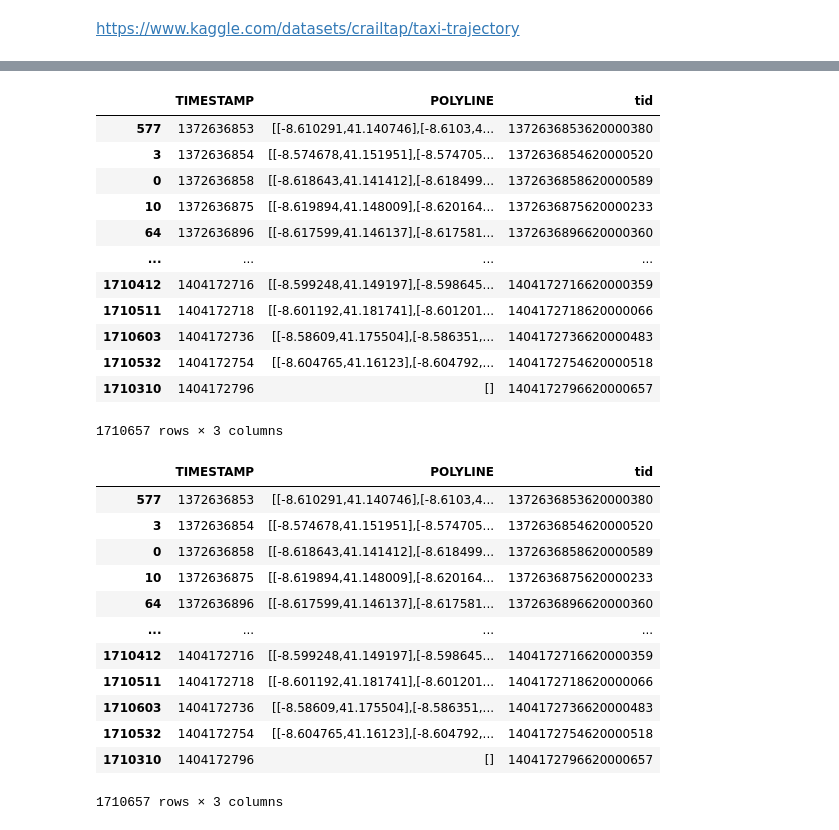
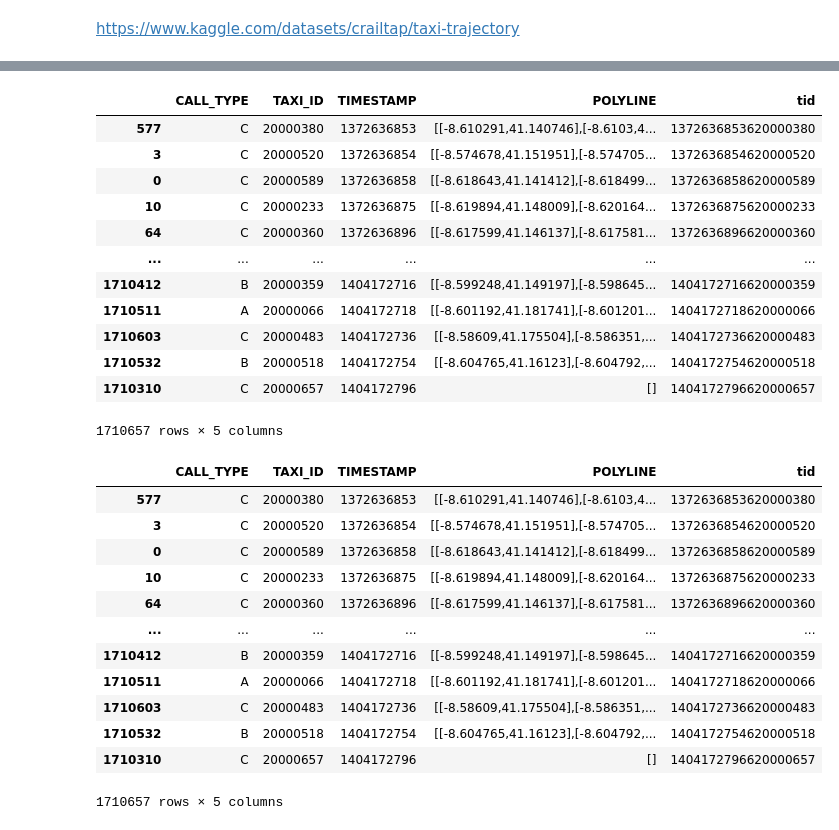
Before and after one commit to cri98li/cri98tj, a Jupyter notebook: examples/Taxi Dataset/Preprocessing.ipynb, the cells around one changed output, grey strips where cells are left out. Drawn from its saved outputs; the diff is of its cells as text; code cells hidden in the pictures.

Commit message:
Taxi Dataset 2.0

```diff
--- a/examples/Taxi Dataset/Preprocessing.ipynb
+++ b/examples/Taxi Dataset/Preprocessing.ipynb
@@ -6,4 +6,4 @@ import pandas as pd
 
 executor = ThreadPoolExecutor(max_workers=24)
 # %%
-df_original = pd.read_csv("train.csv").sort_values(by=["TIMESTAMP"])
+df_original = pd.read_csv("data/train.csv").sort_values(by=["TRIP_ID", "TIMESTAMP"])
@@ -10,49 +19,49 @@ df_original = pd.read_csv("train.csv").sort_values(by=["TIMESTAMP"])
 # %%
 df = df_original.copy()
 
 df.drop_duplicates(inplace=True)
 
 df = df[~df.MISSING_DATA]
 
-daEscludere = ["ORIGIN_CALL", "ORIGIN_STAND", "TRIP_ID", "MISSING_DATA", "TAXI_ID", "CALL_TYPE", "DAY_TYPE"]
+daEscludere = ["ORIGIN_CALL", "ORIGIN_STAND", "TRIP_ID", "MISSING_DATA", "DAY_TYPE"]
 
 df["tid"] = df["TRIP_ID"]
 
 df = df[[x for x in df.columns if x not in daEscludere]]
 
 df
 # %% [output]
-|  | TIMESTAMP | POLYLINE | tid |
-| 577 | 1372636853 | [[-8.610291,41.140746],[-8.6103,4... | 1372636853620000380 |
-| 3 | 1372636854 | [[-8.574678,41.151951],[-8.574705... | 1372636854620000520 |
-| 0 | 1372636858 | [[-8.618643,41.141412],[-8.618499... | 1372636858620000589 |
-| 10 | 1372636875 | [[-8.619894,41.148009],[-8.620164... | 1372636875620000233 |
-| 64 | 1372636896 | [[-8.617599,41.146137],[-8.617581... | 1372636896620000360 |
-| ... | ... | ... | ... |
-| 1710412 | 1404172716 | [[-8.599248,41.149197],[-8.598645... | 1404172716620000359 |
-| 1710511 | 1404172718 | [[-8.601192,41.181741],[-8.601201... | 1404172718620000066 |
-| 1710603 | 1404172736 | [[-8.58609,41.175504],[-8.586351,... | 1404172736620000483 |
-| 1710532 | 1404172754 | [[-8.604765,41.16123],[-8.604792,... | 1404172754620000518 |
-| 1710310 | 1404172796 | [] | 1404172796620000657 |
+|  | CALL_TYPE | TAXI_ID | TIMESTAMP | POLYLINE | tid |
+| 577 | C | 20000380 | 1372636853 | [[-8.610291,41.140746],[-8.6103,4... | 1372636853620000380 |
+| 3 | C | 20000520 | 1372636854 | [[-8.574678,41.151951],[-8.574705... | 1372636854620000520 |
+| 0 | C | 20000589 | 1372636858 | [[-8.618643,41.141412],[-8.618499... | 1372636858620000589 |
+| 10 | C | 20000233 | 1372636875 | [[-8.619894,41.148009],[-8.620164... | 1372636875620000233 |
+| 64 | C | 20000360 | 1372636896 | [[-8.617599,41.146137],[-8.617581... | 1372636896620000360 |
+| ... | ... | ... | ... | ... | ... |
+| 1710412 | B | 20000359 | 1404172716 | [[-8.599248,41.149197],[-8.598645... | 1404172716620000359 |
+| 1710511 | A | 20000066 | 1404172718 | [[-8.601192,41.181741],[-8.601201... | 1404172718620000066 |
+| 1710603 | C | 20000483 | 1404172736 | [[-8.58609,41.175504],[-8.586351,... | 1404172736620000483 |
+| 1710532 | B | 20000518 | 1404172754 | [[-8.604765,41.16123],[-8.604792,... | 1404172754620000518 |
+| 1710310 | C | 20000657 | 1404172796 | [] | 1404172796620000657 |
-1710657 rows × 3 columns
+1710657 rows × 5 columns
 # %%
 #df = df[(df.TIMESTAMP >= 1372636853) & (df.TIMESTAMP <= (1372636853 +60*60*24*30*3))]
 
 df
 # %% [output]
-|  | TIMESTAMP | POLYLINE | tid |
-| 577 | 1372636853 | [[-8.610291,41.140746],[-8.6103,4... | 1372636853620000380 |
-| 3 | 1372636854 | [[-8.574678,41.151951],[-8.574705... | 1372636854620000520 |
-| 0 | 1372636858 | [[-8.618643,41.141412],[-8.618499... | 1372636858620000589 |
-| 10 | 1372636875 | [[-8.619894,41.148009],[-8.620164... | 1372636875620000233 |
-| 64 | 1372636896 | [[-8.617599,41.146137],[-8.617581... | 1372636896620000360 |
-| ... | ... | ... | ... |
-| 1710412 | 1404172716 | [[-8.599248,41.149197],[-8.598645... | 1404172716620000359 |
-| 1710511 | 1404172718 | [[-8.601192,41.181741],[-8.601201... | 1404172718620000066 |
-| 1710603 | 1404172736 | [[-8.58609,41.175504],[-8.586351,... | 1404172736620000483 |
-| 1710532 | 1404172754 | [[-8.604765,41.16123],[-8.604792,... | 1404172754620000518 |
-| 1710310 | 1404172796 | [] | 1404172796620000657 |
+|  | CALL_TYPE | TAXI_ID | TIMESTAMP | POLYLINE | tid |
+| 577 | C | 20000380 | 1372636853 | [[-8.610291,41.140746],[-8.6103,4... | 1372636853620000380 |
+| 3 | C | 20000520 | 1372636854 | [[-8.574678,41.151951],[-8.574705... | 1372636854620000520 |
+| 0 | C | 20000589 | 1372636858 | [[-8.618643,41.141412],[-8.618499... | 1372636858620000589 |
+| 10 | C | 20000233 | 1372636875 | [[-8.619894,41.148009],[-8.620164... | 1372636875620000233 |
+| 64 | C | 20000360 | 1372636896 | [[-8.617599,41.146137],[-8.617581... | 1372636896620000360 |
+| ... | ... | ... | ... | ... | ... |
+| 1710412 | B | 20000359 | 1404172716 | [[-8.599248,41.149197],[-8.598645... | 1404172716620000359 |
+| 1710511 | A | 20000066 | 1404172718 | [[-8.601192,41.181741],[-8.601201... | 1404172718620000066 |
+| 1710603 | C | 20000483 | 1404172736 | [[-8.58609,41.175504],[-8.586351,... | 1404172736620000483 |
+| 1710532 | B | 20000518 | 1404172754 | [[-8.604765,41.16123],[-8.604792,... | 1404172754620000518 |
+| 1710310 | C | 20000657 | 1404172796 | [] | 1404172796620000657 |
-1710657 rows × 3 columns
+1710657 rows × 5 columns
 # %%
 import datetime
 
```
Also changed, not shown: parts of 14 cells of this notebook, 17 other files.
